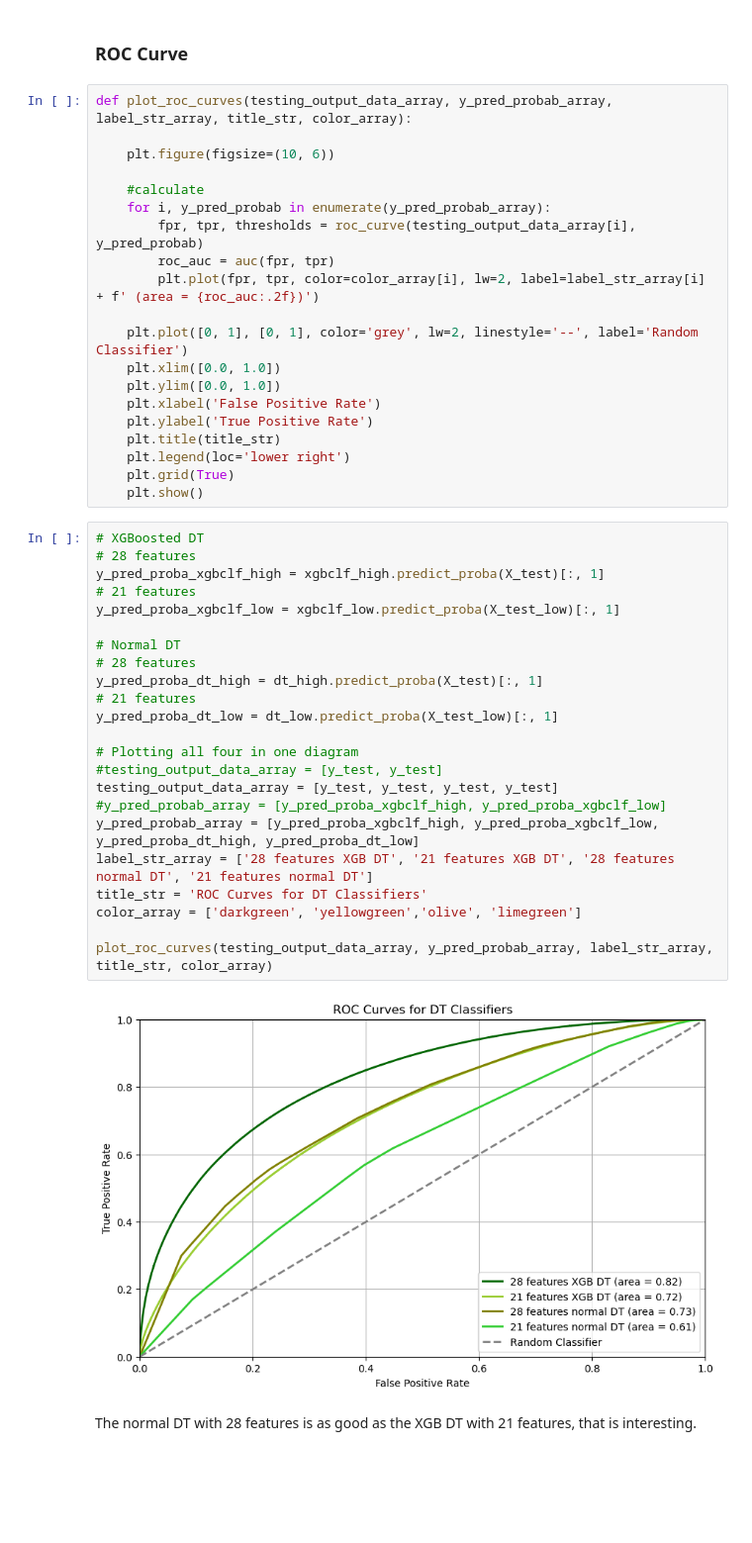
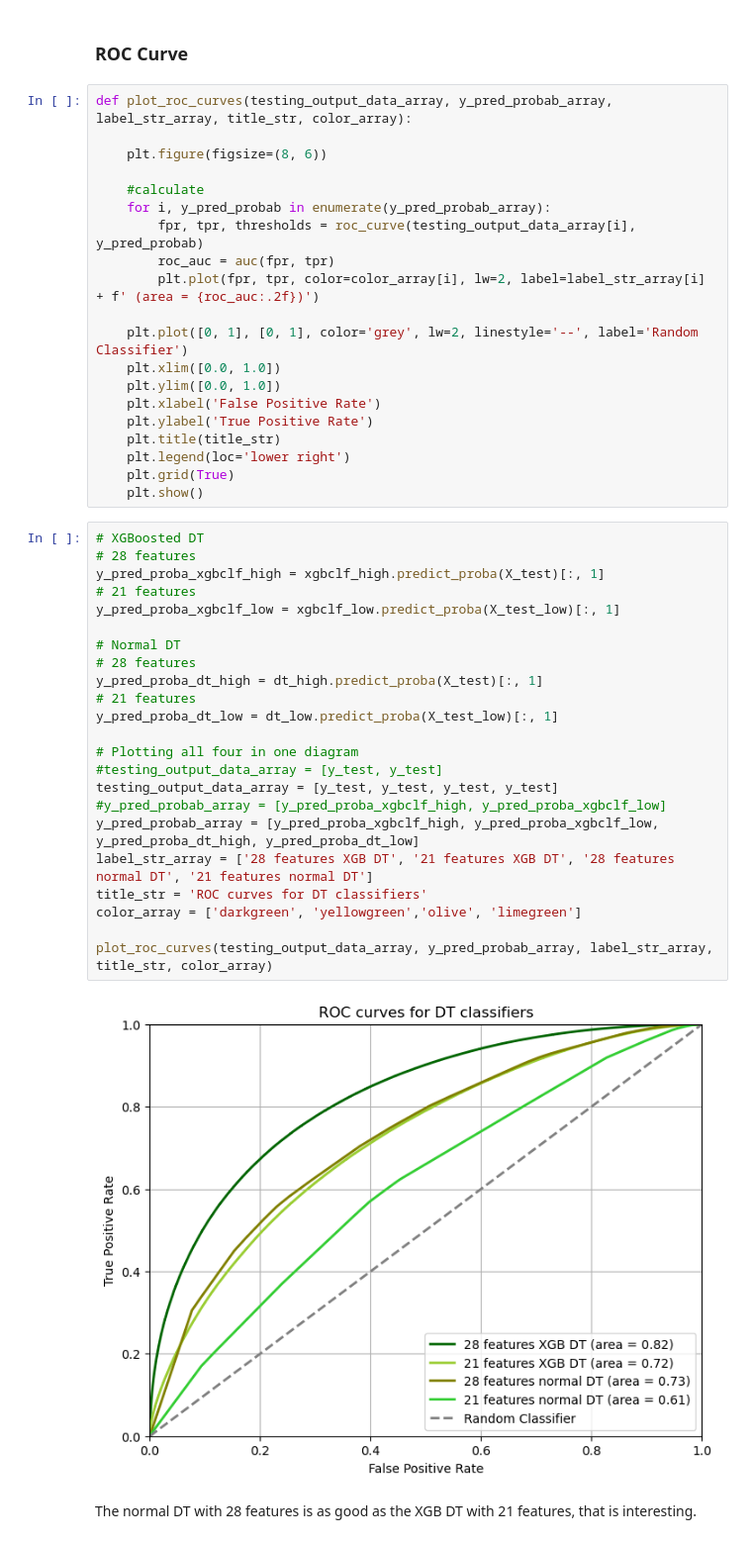
Before and after one commit to lbovet8/phys152-2026, a Jupyter notebook: Projects/HiggsProject.ipynb, the cells around one changed output. Shown at 99% size. Drawn from its saved outputs; the diff is of its cells as text; blank space fills up the shorter version.

```diff
--- a/Projects/HiggsProject.ipynb
+++ b/Projects/HiggsProject.ipynb
@@ -272,7 +265,7 @@ def plot_confusion_matrix_dt(decision_tree, testing_input_data, testing_output_d
 # %%
 def plot_roc_curves(testing_output_data_array, y_pred_probab_array, label_str_array, title_str, color_array):
 
-    plt.figure(figsize=(10, 6))
+    plt.figure(figsize=(8, 6))
 
     #calculate
     for i, y_pred_probab in enumerate(y_pred_probab_array):
@@ -292,28 +285,28 @@ def plot_roc_curves(testing_output_data_array, y_pred_probab_array, label_str_ar
 # %%
 # XGBoosted DT
 # 28 features
 y_pred_proba_xgbclf_high = xgbclf_high.predict_proba(X_test)[:, 1]
 # 21 features
 y_pred_proba_xgbclf_low = xgbclf_low.predict_proba(X_test_low)[:, 1]
 
 # Normal DT
 # 28 features
 y_pred_proba_dt_high = dt_high.predict_proba(X_test)[:, 1]
 # 21 features
 y_pred_proba_dt_low = dt_low.predict_proba(X_test_low)[:, 1]
 
 # Plotting all four in one diagram
 #testing_output_data_array = [y_test, y_test]
 testing_output_data_array = [y_test, y_test, y_test, y_test]
 #y_pred_probab_array = [y_pred_proba_xgbclf_high, y_pred_proba_xgbclf_low]
 y_pred_probab_array = [y_pred_proba_xgbclf_high, y_pred_proba_xgbclf_low, y_pred_proba_dt_high, y_pred_proba_dt_low]
 label_str_array = ['28 features XGB DT', '21 features XGB DT', '28 features normal DT', '21 features normal DT']
-title_str = 'ROC Curves for DT Classifiers'
+title_str = 'ROC curves for DT classifiers'
 color_array = ['darkgreen', 'yellowgreen','olive', 'limegreen']
 
 plot_roc_curves(testing_output_data_array, y_pred_probab_array, label_str_array, title_str, color_array)
 # %% [output]
-[figure, old version]
+[figure, new version]
 # %% [markdown]
 The normal DT with 28 features is as good as the XGB DT with 21 features, that is interesting.
 # %% [markdown]
```
Also changed, not shown: parts of 13 cells of this notebook.
